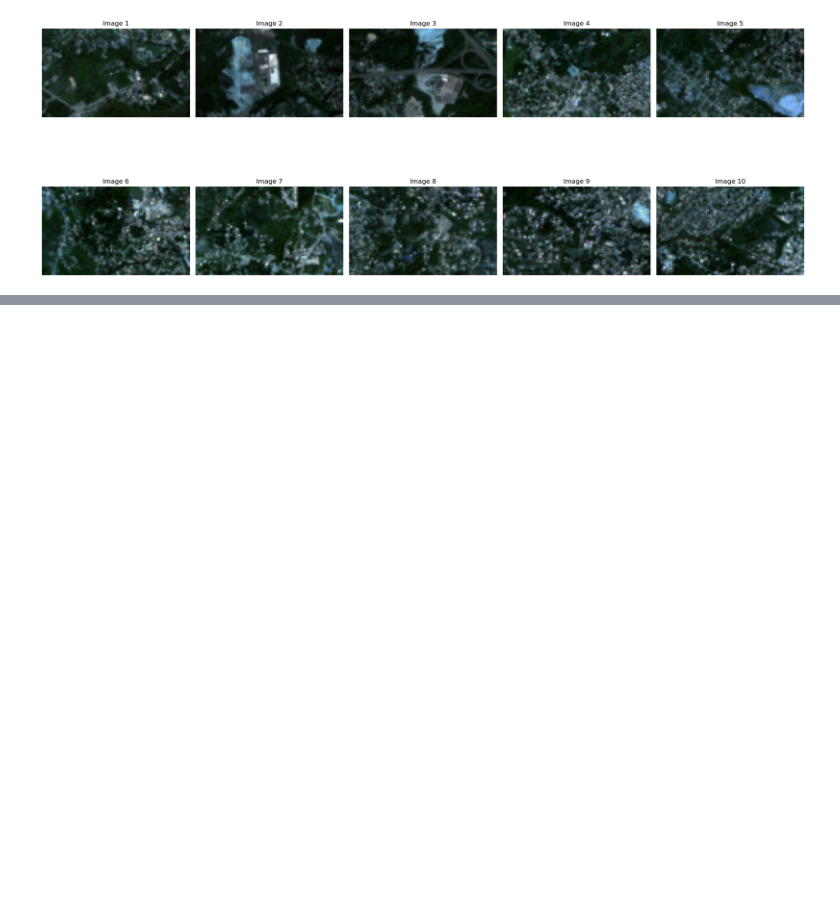
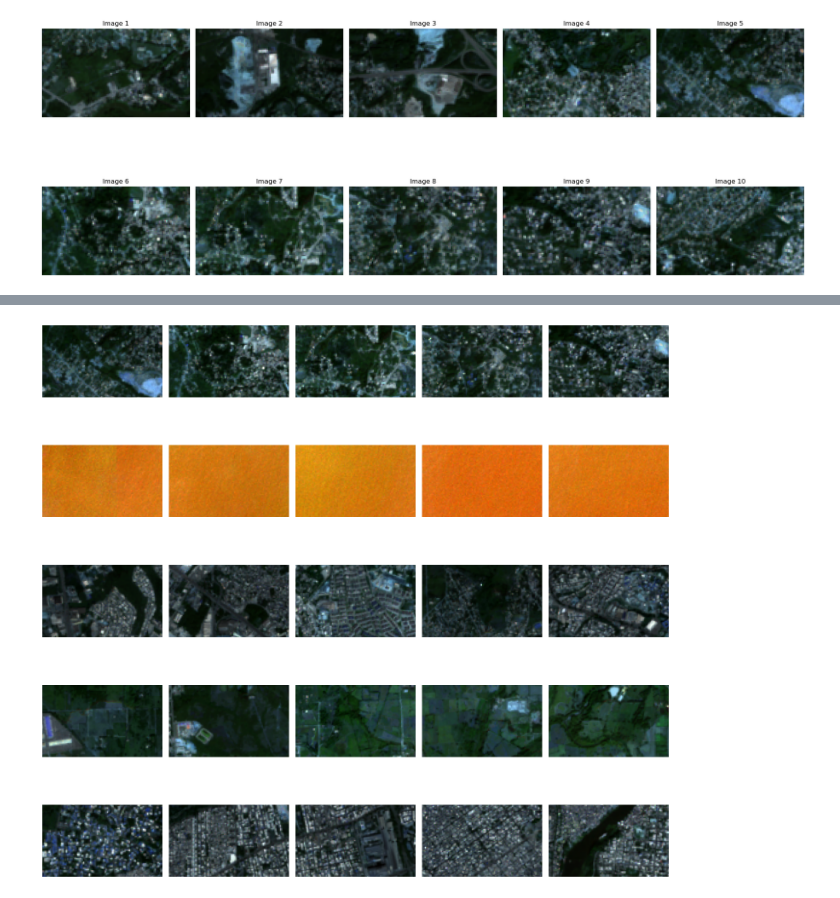
Before and after one commit to JuanesLamilla/TemporalClusterNet, a Jupyter notebook: main.ipynb, the cells around one changed output, grey strips where cells are left out. Saved outputs shown, nothing was run; the diff lists cells and outputs as text; code cells hidden in the pictures; blank space fills up the shorter version.

```diff
--- a/main.ipynb
+++ b/main.ipynb
@@ -249,0 +365,23 @@ df_effnet_features_pca = pd.DataFrame(pca.transform(df_effnet_features), index=d
+# %%
+effnet_features_pca_130["image"] = image_list
+# %%
+
+# Filter 5 images for each cluster from 1 to 5
+start_cluster = 1
+end_cluster = 5
+num_images_per_cluster = 5
+
+# Create a plot with 5x5 subplots
+fig, axes = plt.subplots(end_cluster - start_cluster + 1, num_images_per_cluster, figsize=(15, 15))
+
+for cluster in range(start_cluster, end_cluster + 1):
+    cluster_images = effnet_features_pca_130[effnet_features_pca_130['cluster'] == cluster]['image'].head(num_images_per_cluster)
+    for i, img in enumerate(cluster_images):
+        axes[cluster - start_cluster, i].imshow(img)
+        axes[cluster - start_cluster, i].axis('off')  # Hide axes for a cleaner look
+
+# Adjust layout to avoid overlapping
+plt.tight_layout()
+plt.show()
+# %% [output]
+[figure, added]
```
Also changed, not shown: parts of 20 cells of this notebook, 2 other files.
